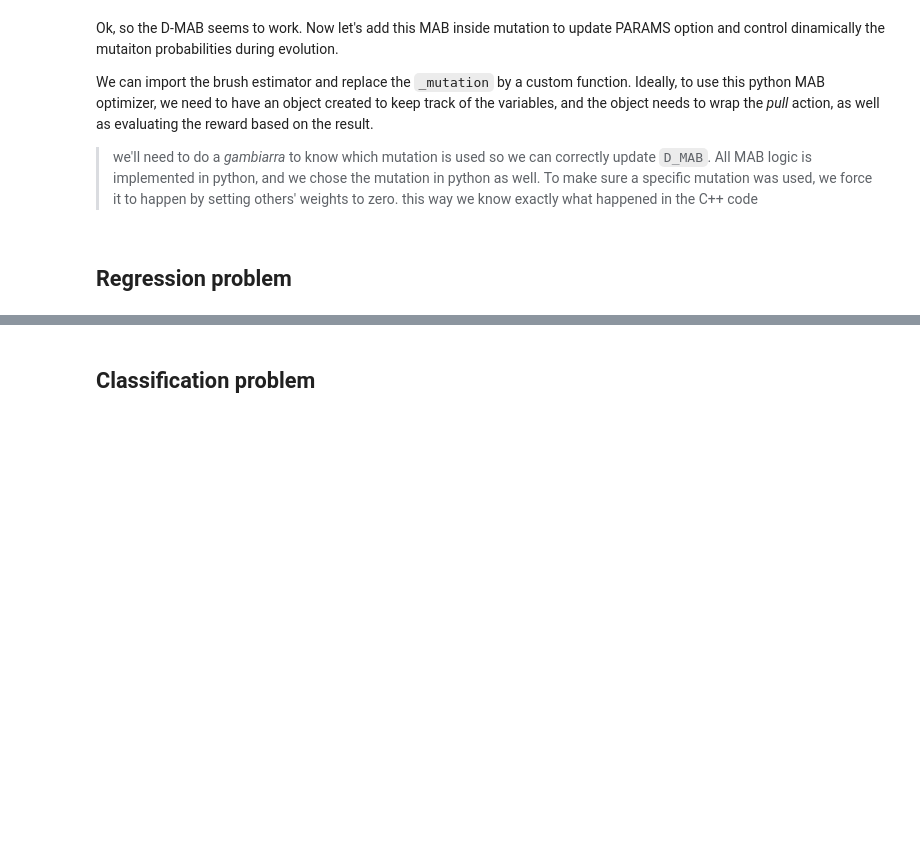
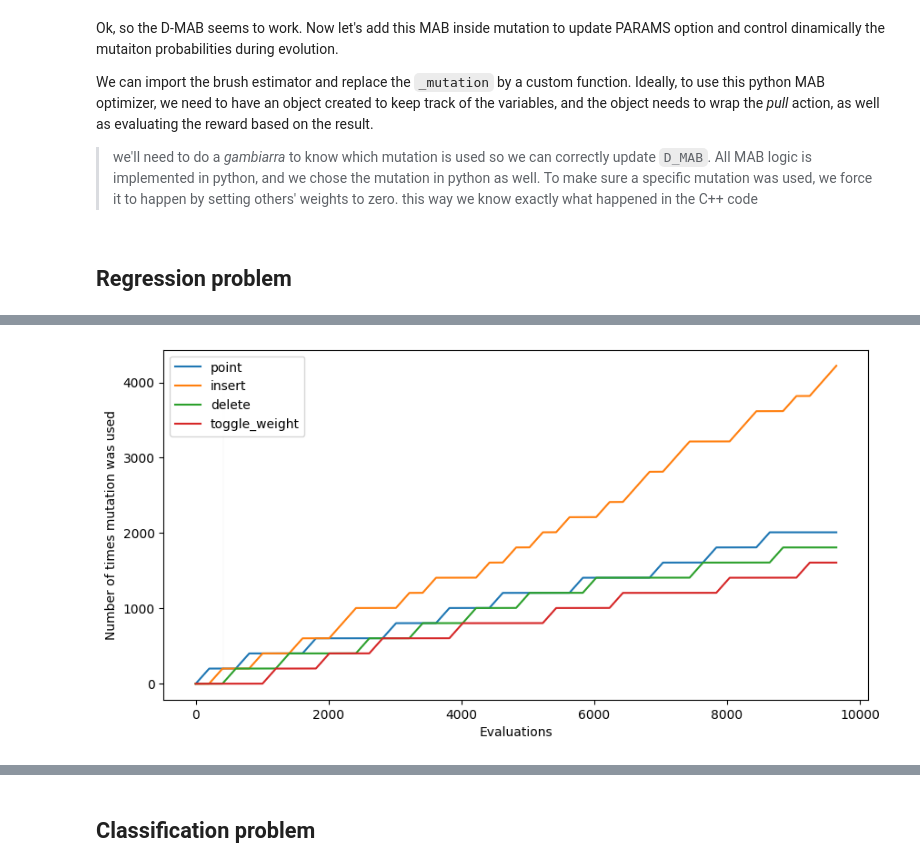
Before and after one commit to cavalab/brush, a Jupyter notebook: src/brush/D_MAB_experiments.ipynb, the cells around one changed output, grey strips where cells are left out. Cells and saved outputs as stored; diff of their text form; code cells hidden in the pictures; blank space fills up the shorter version.

```diff
--- a/src/brush/D_MAB_experiments.ipynb
+++ b/src/brush/D_MAB_experiments.ipynb
@@ -430,0 +439,92 @@ Final population hypervolume is 49370.222358
+# %%
+def generate_plots():
+    !pip install matplotlib > /dev/null
+    import matplotlib.pyplot as plt
+
+    # plot the cumulative number of pulls (for evaluations, not generations) ---
+    data = np.zeros( (learner_log.shape[0]+1, 4) )
+    for i, row in learner_log.iterrows():
+        data[i+1, :] = data[i]
+        data[i+1, row['arm idx'].astype(int)] += 1
+
+    plt.figure(figsize=(10, 5))
+
+    plt.plot(data, label=est_mab.mutations_)
+    plt.xlabel("Evaluations")
+    plt.ylabel("Number of times mutation was used")
+
+    # multiple lines all full height showing when D-TS used the dynamic update rule
+    plt.vlines(x=[i for i, e in enumerate(learner_log['update']) if e != 0],
+               ymin=0, ymax=np.max(data), colors='k', ls='-', lw=0.025)
+
+    plt.legend()
+    plt.show()
+
+    # --------------------------------------------------------------------------
+    fig, axs = plt.subplots(1, 1, figsize=(10, 4))
+
+    columns = learner_log.columns[learner_log.columns.str.startswith('UCB1 ')]
+    labels  = [columns[i].replace(str(i), est_mab.mutations_[i]) for i in range(4)]
+    data    = learner_log.loc[:, columns]
+
+    axs.plot(data, label=labels)
+    axs.set_xlabel("Evaluations")
+    axs.set_ylabel(f"UCB1s")
+    axs.legend()
+
+    # multiple lines all full height showing when D-TS used the dynamic update rule
+    axs.vlines(x=[i for i, e in enumerate(learner_log['update']) if e != 0],
+            ymin=0, ymax=np.max(data), colors='k', ls='-', lw=0.025)
+
+    plt.show()
+
+    # Approximating the percentage of usage for each generation ----------------
+    data = np.zeros( (kwargs['max_gen'], 4) )
+    for g in range(kwargs['max_gen']):
+        idx_start = g*(learner_log.shape[0]%kwargs['max_gen'])
+        idx_end   = (g+1)*(learner_log.shape[0]%kwargs['max_gen'])
+
+        df_in_range = learner_log.iloc[idx_start:idx_end]
+        g_data = df_in_range['arm idx'].value_counts(normalize=True).to_dict()
+        for k, v in g_data.items():
+            data[g, k] = v
+
+    plt.figure(figsize=(10, 5))
+
+    #plt.plot(data, label=est_mab.mutations_)
+    plt.stackplot(range(kwargs['max_gen']), data.T, labels=est_mab.mutations_)
+    plt.xlabel("Generations")
+    plt.ylabel("Percentage of usage")
+
+    plt.legend()
+    plt.show()
+
+    # --------------------------------------------------------------------------
+    logbook = pd.DataFrame(columns=['gen', 'evals', 'ave m1', 'ave m2',
+                                    'std m1', 'std m2', 'min m1', 'min m2'])
+    for item in est_mab.logbook_:
+        # I'll store the calculate
+        logbook.loc[item['gen']] = (
+            item['gen'], item['evals'], *item['ave'], *item['std'], *item['min']
+        )
+
+    fig, axs = plt.subplots(2, 1, figsize=(10, 8))
+    x = logbook['gen']
+    for i, metric in enumerate(['m1', 'm2']):
+        y     = logbook[f'ave {metric}']
+        y_err = logbook[f'std {metric}']
+        y_min = logbook[f'min {metric}']
+
+        axs[i].plot(x, y, 'b', label='Avg.')
+        axs[i].fill_between(x, y-y_err, y+y_err, fc='b', alpha=0.5, label="Std.")
+        axs[i].plot(x, y_min, 'k', label='Min.')
+
+        axs[i].set_xlabel("Generation")
+        axs[i].set_ylabel("Score" if metric=='m1' else "Size")
+        axs[i].legend()
+
+    plt.show()
+
+generate_plots()
+# %% [output]
+[figure, added]
```
Also changed, not shown: parts of 7 cells of this notebook, 1 other file.
